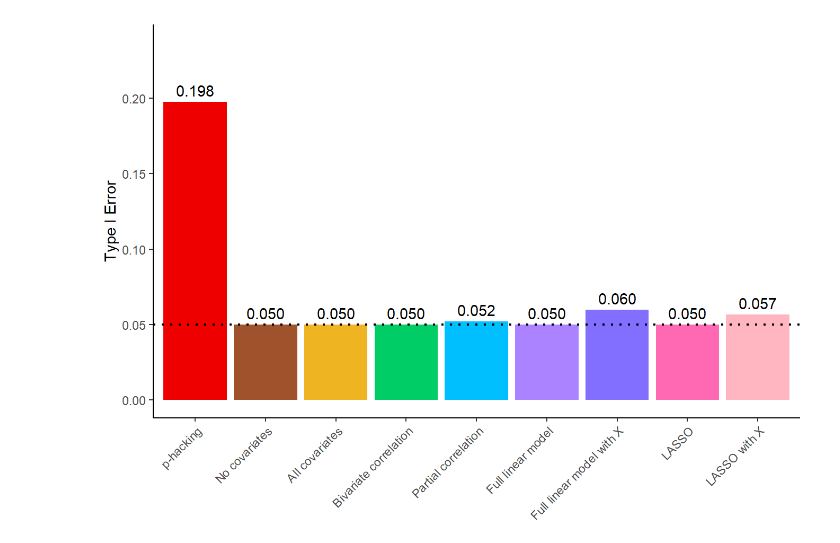
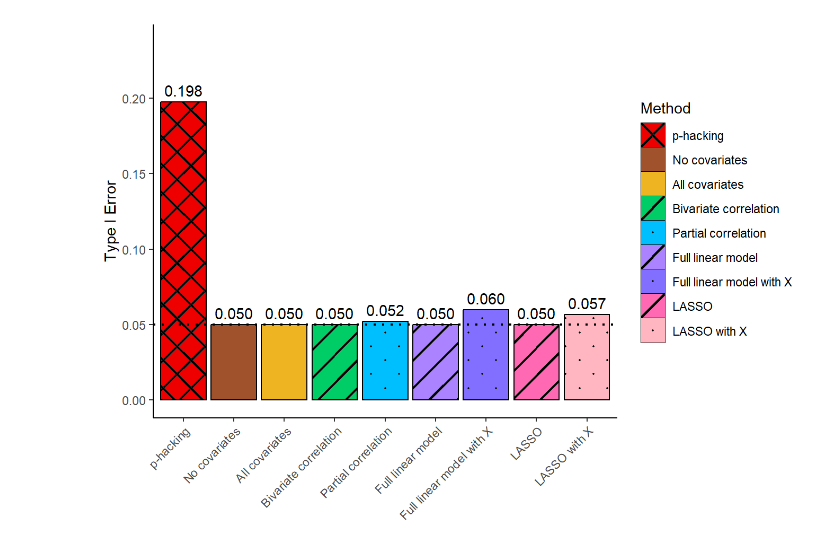
Before and after one commit to jjcurtin/study_cov, a Jupyter notebook: notebooks/mak_figures.out.ipynb, the cells around one changed output. Saved outputs shown, nothing was run; the diff lists cells and outputs as text; code cells hidden in the pictures.

```diff
--- a/notebooks/mak_figures.out.ipynb
+++ b/notebooks/mak_figures.out.ipynb
@@ -81,22 +117,30 @@ d_05 <- d_05 |>
 # %%
 
 type_I_summary <- d_0 |>
   group_by(method) |>
   summarise(type_I = mean(p_value < 0.05))
 
 type_I_summary |>
   mutate(method = fct_relevel(method, "p-hacking")) |>
-  ggplot(aes(x = method, y = type_I, fill = method)) +
-  geom_bar(stat = "identity") +
-  geom_hline(yintercept = 0.05, linetype = "dotted", color = "black", linewidth = .75) +
+  ggplot(aes(x = method, y = type_I, fill = method, pattern = method)) +
+  geom_bar_pattern(
+    stat = "identity",
+    pattern_fill = "black",
+    pattern_angle = 45,
+    pattern_density = 0.1,
+    pattern_size = .1,
+    pattern_spacing = 0.05,
+    color = "black") +
+  geom_hline(yintercept = 0.05, linetype = "dotted", color = "black", linewidth = .8) +
   geom_text(aes(label = sprintf("%.3f", type_I)), vjust = -0.5) +
   labs(x = NULL,
        y = "Type I Error",
-       fill = "Method") +
+       fill = "Method",
+       pattern = "Method") +
   scale_y_continuous(limits = c(0, max(type_I_summary$type_I) * 1.2),
                      breaks = seq(0, max(type_I_summary$type_I) * 1.2, by = 0.05)) +
-  theme(legend.position = "none",
-        axis.text.x = element_text(angle = 45, hjust = 1)) +
-  scale_fill_manual(values = method_colors)
+  scale_pattern_manual(values = method_patterns) +
+  scale_fill_manual(values = method_colors) +
+  theme(axis.text.x = element_text(angle = 45, hjust = 1))
 # %% [output]
-[figure, old version]
+[figure, new version]
```
Also changed, not shown: parts of 24 cells of this notebook, 22 other files.
